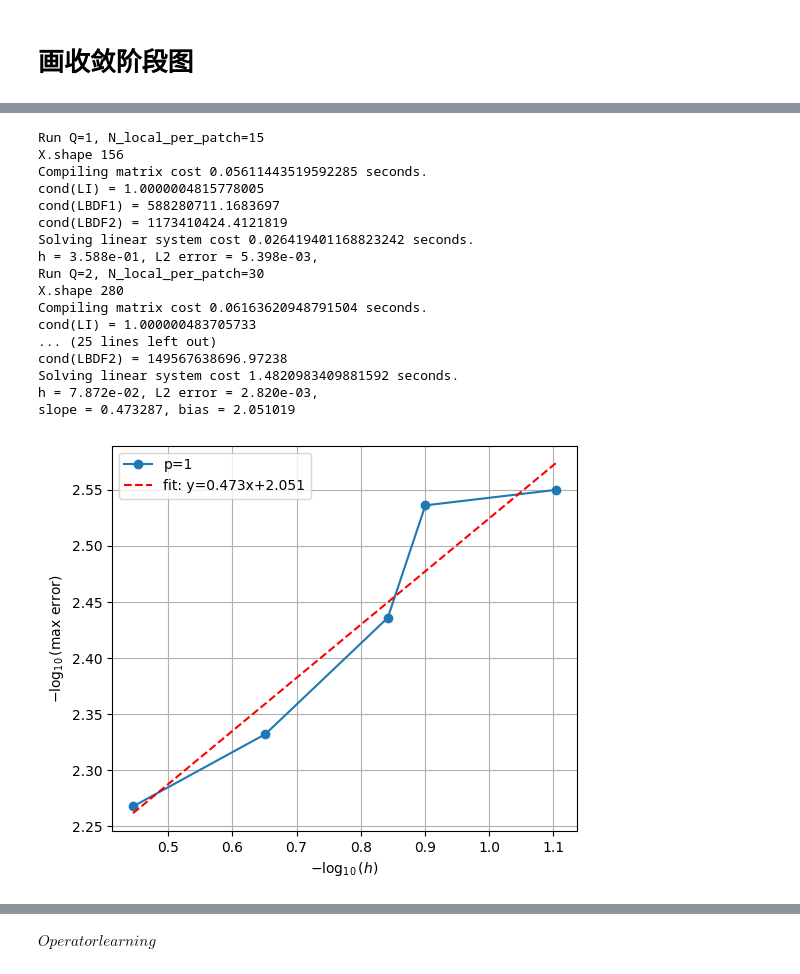
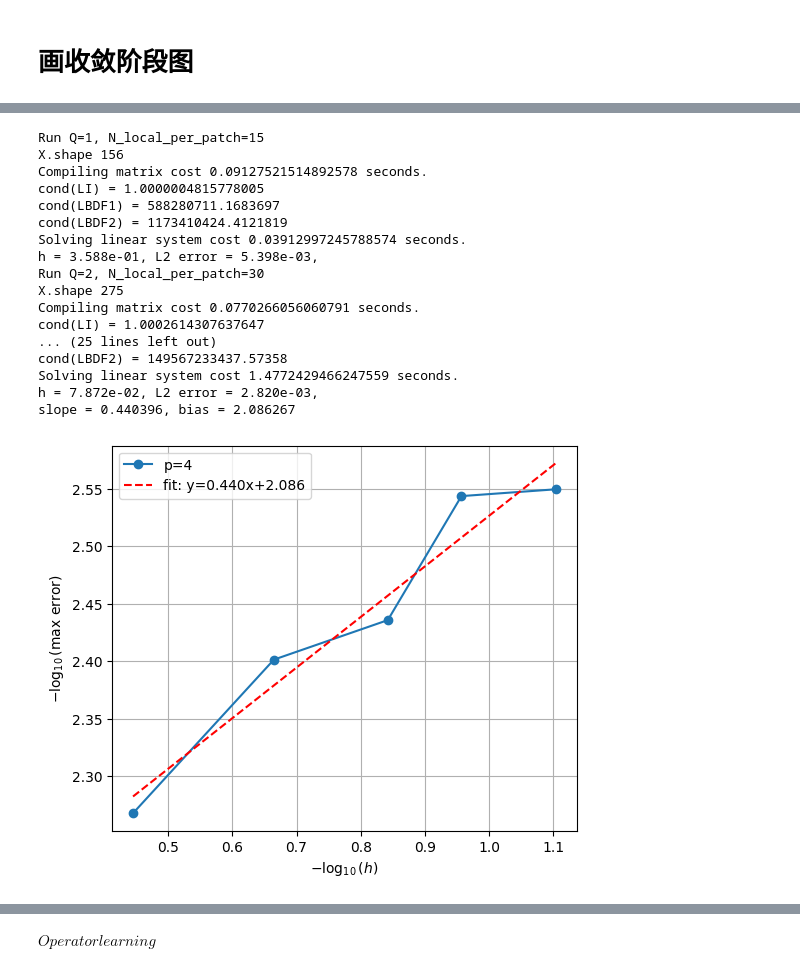
Before and after one commit to wooodswu/one_shot_by_RFM, a Jupyter notebook: mycode/rbf_heat/RFM_FD_PUM_heat2d_star.ipynb, the cells around one changed output, grey strips where cells are left out. Cells and saved outputs as stored; diff of their text form; code cells hidden in the pictures.

```diff
--- a/mycode/rbf_heat/RFM_FD_PUM_heat2d_star.ipynb
+++ b/mycode/rbf_heat/RFM_FD_PUM_heat2d_star.ipynb
@@ -1279,10 +1279,9 @@ Time step 200, Relative L2 error: 2.692e-03
 # %%
 key = 100
 np.random.seed(key)
-
-NN = [15,30,70,100,200]
-H = np.zeros((5,len(NN)))
-E = np.zeros((5,len(NN)))
+H = np.zeros((5,5))
+E = np.zeros((5,5))
+NN = [15,30,70,110,200]
 tau = 1e-3
 T = 0.2
 Nt = int(T/tau) + 1
@@ -1329,7 +1328,7 @@ if np.count_nonzero(mask) >= 2:
     xx = np.linspace(x[mask].min(), x[mask].max(), 100)
     yy = slope * xx + intercept
     plt.figure(figsize=(6,5))
-    plt.plot(x, y, marker='o', linestyle='-', label='p=1')
+    plt.plot(x, y, marker='o', linestyle='-', label=f'p={order}')
     plt.plot(xx, yy, 'r--', label=f'fit: y={slope:.3f}x+{intercept:.3f}')
     # plt.plot(xx, yy, 'r--', label='')
     plt.xlabel(r'$- \log_{10}(h)$')
@@ -1361,7 +1360,7 @@ slope = 0.435652, bias = 1.056192
 # %%
 key = 100
 np.random.seed(key)
-NN = [15,30,70,100,200]
+NN = [15,30,70,110,200]
 tau = 1e-3
 T = 0.2
 Nt = int(T/tau) + 1
@@ -1408,7 +1407,7 @@ if np.count_nonzero(mask) >= 2:
     xx = np.linspace(x[mask].min(), x[mask].max(), 100)
     yy = slope * xx + intercept
     plt.figure(figsize=(6,5))
-    plt.plot(x, y, marker='o', linestyle='-', label='p=1')
+    plt.plot(x, y, marker='o', linestyle='-', label=f'p={order}')
     plt.plot(xx, yy, 'r--', label=f'fit: y={slope:.3f}x+{intercept:.3f}')
     # plt.plot(xx, yy, 'r--', label='')
     plt.xlabel(r'$- \log_{10}(h)$')
@@ -1441,7 +1440,7 @@ slope = 0.426495, bias = 1.062348
 key = 100
 np.random.seed(key)
 
-NN = [15,30,70,100,200]
+NN = [15,30,70,110,200]
 tau = 1e-3
 T = 0.2
 Nt = int(T/tau) + 1
@@ -1488,7 +1487,7 @@ if np.count_nonzero(mask) >= 2:
     xx = np.linspace(x[mask].min(), x[mask].max(), 100)
     yy = slope * xx + intercept
     plt.figure(figsize=(6,5))
-    plt.plot(x, y, marker='o', linestyle='-', label='p=1')
+    plt.plot(x, y, marker='o', linestyle='-', label=f'p={order}')
     plt.plot(xx, yy, 'r--', label=f'fit: y={slope:.3f}x+{intercept:.3f}')
     # plt.plot(xx, yy, 'r--', label='')
     plt.xlabel(r'$- \log_{10}(h)$')
@@ -1521,13 +1520,13 @@ slope = 0.374851, bias = 1.432183
 key = 100
 np.random.seed(key)
 
-NN = [15,30,70,100,200]
+NN = [15,30,70,110,200]
 tau = 1e-3
 T = 0.2
 Nt = int(T/tau) + 1
 t =  np.linspace(0,T,Nt)
 
-RR = [1e-12,1e-12,1e-12,1e-12,1e-12]
+RR = [1e-12,1e-12,1e-12,1e-13,1e-13]
 
 for qi, n_local in enumerate(NN):
     print(f'Run Q={qi+1}, N_local_per_patch={n_local}')
@@ -1568,7 +1567,7 @@ if np.count_nonzero(mask) >= 2:
     xx = np.linspace(x[mask].min(), x[mask].max(), 100)
     yy = slope * xx + intercept
     plt.figure(figsize=(6,5))
-    plt.plot(x, y, marker='o', linestyle='-', label='p=1')
+    plt.plot(x, y, marker='o', linestyle='-', label=f'p={order}')
     plt.plot(xx, yy, 'r--', label=f'fit: y={slope:.3f}x+{intercept:.3f}')
     # plt.plot(xx, yy, 'r--', label='')
     plt.xlabel(r'$- \log_{10}(h)$')
@@ -1601,14 +1600,14 @@ slope = 0.197601, bias = 1.854972
 key = 100
 np.random.seed(key)
 
-NN = [15,30,70,100,200]
-BC = [35,36,70,100,200]
+NN = [15,30,70,110,200]
+BC = [35,31,70,110,200]
 tau = 1e-3
 T = 0.2
 Nt = int(T/tau) + 1
 t =  np.linspace(0,T,Nt)
 
-RR = [1e-12,1e-12,1e-12,1e-12,1e-12]
+RR = [1e-12,1e-9,1e-12,1e-12,1e-15]
 
 for qi, n_local in enumerate(NN):
     print(f'Run Q={qi+1}, N_local_per_patch={n_local}')
@@ -1641,43 +1640,43 @@ for qi, n_local in enumerate(NN):
 
 x = -np.log10(H[order,:])
 y = -np.log10(E[order,:])
 mask = np.isfinite(x) & np.isfinite(y)
 if np.count_nonzero(mask) >= 2:
     slope, intercept = np.polyfit(x[mask], y[mask], 1)
     print(f'slope = {slope:.6f}, bias = {intercept:.6f}')
     # 绘图并画出拟合直线
     xx = np.linspace(x[mask].min(), x[mask].max(), 100)
     yy = slope * xx + intercept
     plt.figure(figsize=(6,5))
-    plt.plot(x, y, marker='o', linestyle='-', label='p=1')
+    plt.plot(x, y, marker='o', linestyle='-', label=f'p={order}')
     plt.plot(xx, yy, 'r--', label=f'fit: y={slope:.3f}x+{intercept:.3f}')
     # plt.plot(xx, yy, 'r--', label='')
     plt.xlabel(r'$- \log_{10}(h)$')
     plt.ylabel(r'$- \log_{10}(\mathrm{max\ error})$')
     plt.legend()
     plt.grid(True)
     # plt.title('p = 1, Convergence scatter and linear fitting ')
     # plt.savefig(f'./result/p={order}_convergence_scatter.eps', bbox_inches='tight')
     plt.show()
 # %% [output]
 Run Q=1, N_local_per_patch=15
 X.shape 156
-Compiling matrix cost 0.05611443519592285 seconds.
+Compiling matrix cost 0.09127521514892578 seconds.
 cond(LI) = 1.0000004815778005
 cond(LBDF1) = 588280711.1683697
 cond(LBDF2) = 1173410424.4121819
-Solving linear system cost 0.026419401168823242 seconds.
+Solving linear system cost 0.03912997245788574 seconds.
 h = 3.588e-01, L2 error = 5.398e-03,
 Run Q=2, N_local_per_patch=30
-X.shape 280
-Compiling matrix cost 0.06163620948791504 seconds.
-cond(LI) = 1.000000483705733
+X.shape 275
+Compiling matrix cost 0.0770266056060791 seconds.
+cond(LI) = 1.0002614307637647
 ... (25 lines left out)
-cond(LBDF2) = 149567638696.97238
-Solving linear system cost 1.4820983409881592 seconds.
+cond(LBDF2) = 149567233437.57358
+Solving linear system cost 1.4772429466247559 seconds.
 h = 7.872e-02, L2 error = 2.820e-03,
-slope = 0.473287, bias = 2.051019
+slope = 0.440396, bias = 2.086267
-[figure, old version]
+[figure, new version]
 # %%
 markers = ['o', 's', '^', 'D', 'v']
 colors = ['tab:blue', 'tab:orange', 'tab:green', 'tab:red', 'tab:purple']
```
Also changed, not shown: parts of 7 cells of this notebook, 2 other files.
